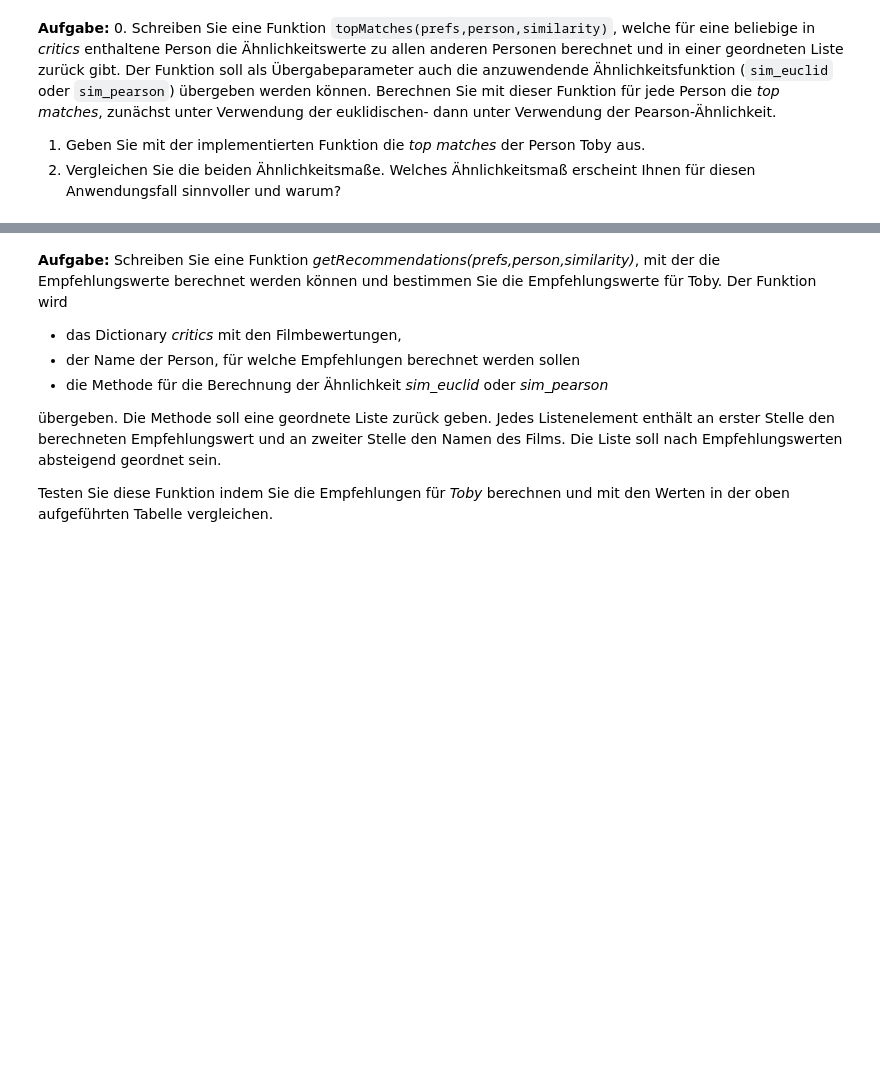
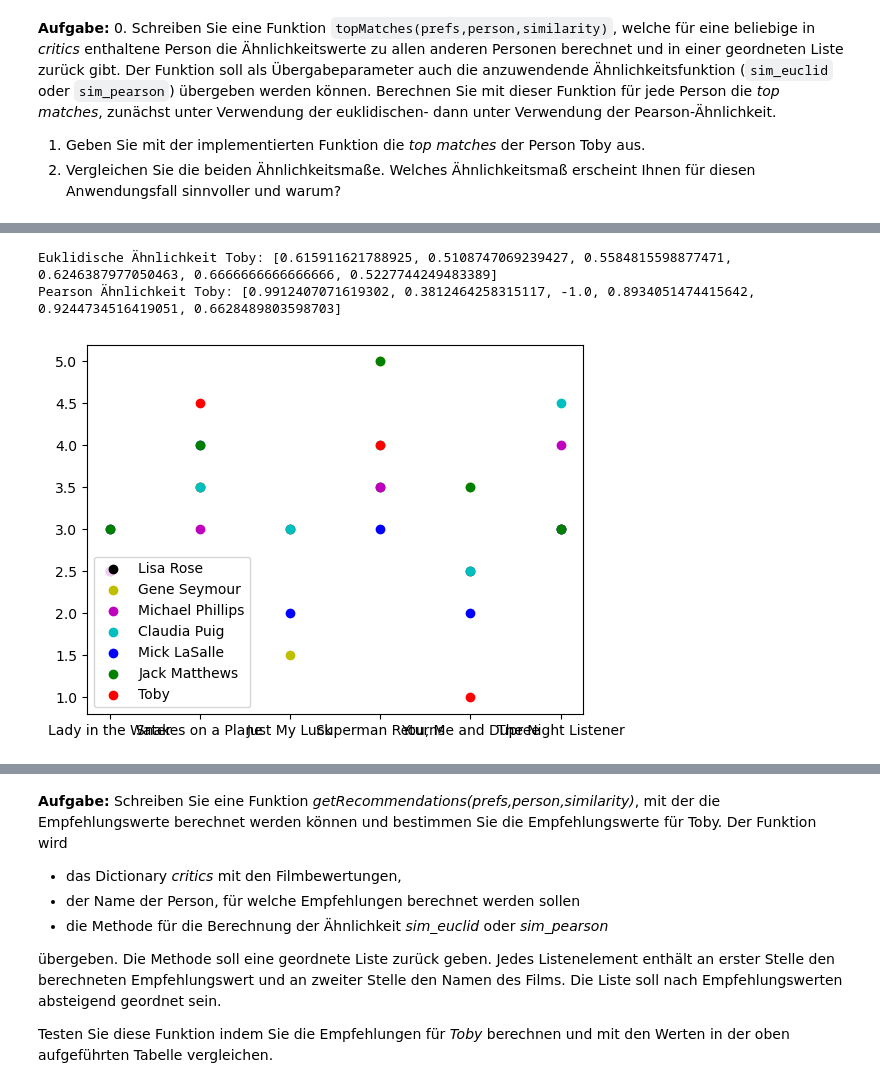
Before and after one commit to Branchverse/datamininglecture, a Jupyter notebook: 2_collaborative_recommender_systems/VersuchRecommenderSystem_Joy.ipynb, the cells around one changed output, grey strips where cells are left out. Cells and saved outputs as stored; diff of their text form; code cells hidden in the pictures; blank space fills up the shorter version.

```diff
--- a/2_collaborative_recommender_systems/VersuchRecommenderSystem_Joy.ipynb
+++ b/2_collaborative_recommender_systems/VersuchRecommenderSystem_Joy.ipynb
@@ -396,3 +456,23 @@ __Aufgabe:__
+# %%
+print("Euklidische Ähnlichkeit Toby:", topMatches(critics, "Toby", sim_euclid))
+print("Pearson Ähnlichkeit Toby:", topMatches(critics, "Toby", sim_pearson))
+# %% [output]
+Euklidische Ähnlichkeit Toby: [0.615911621788925, 0.5108747069239427, 0.5584815598877471, 0.6246387977050463, 0.6666666666666666, 0.5227744249483389]
+Pearson Ähnlichkeit Toby: [0.9912407071619302, 0.3812464258315117, -1.0, 0.8934051474415642, 0.9244734516419051, 0.6628489803598703]
+# %%
+import matplotlib.pylab as plt
+
+colors = list("rgbcmyk")
+
+for data_dict in critics.values():
+   x = data_dict.keys()
+   y = data_dict.values()
+   plt.scatter(x,y,color=colors.pop())
+
+plt.legend(critics.keys())
+plt.show()
+# %% [output]
+[figure, added]
 # %% [markdown]
 ### Berechnung von Empfehlungen mit User basiertem Collaborative Filtering
 Für die Produkte, die von einer Person noch nicht gekauft wurden, sollen Empfehlungen berechnet werden. Die Empfehlungen können ebenfalls Werte zwischen 1 (wird nicht empfohlen) und 5 (wird stark empfohlen) annehmen. Für die Berechnung der Empfehlung werden die Bewertungen des jeweiligen Produkts durch die anderen Personen herangezogen. Dabei werden die Bewertungen der ähnlichen Personen (d.h. hoher Pearson-Korrelationswert) stärker mit einbezogen als die Bewertungen durch Personen mit einem niedrigen Korrelationswert.
```
Also changed, not shown: parts of 12 cells of this notebook.
